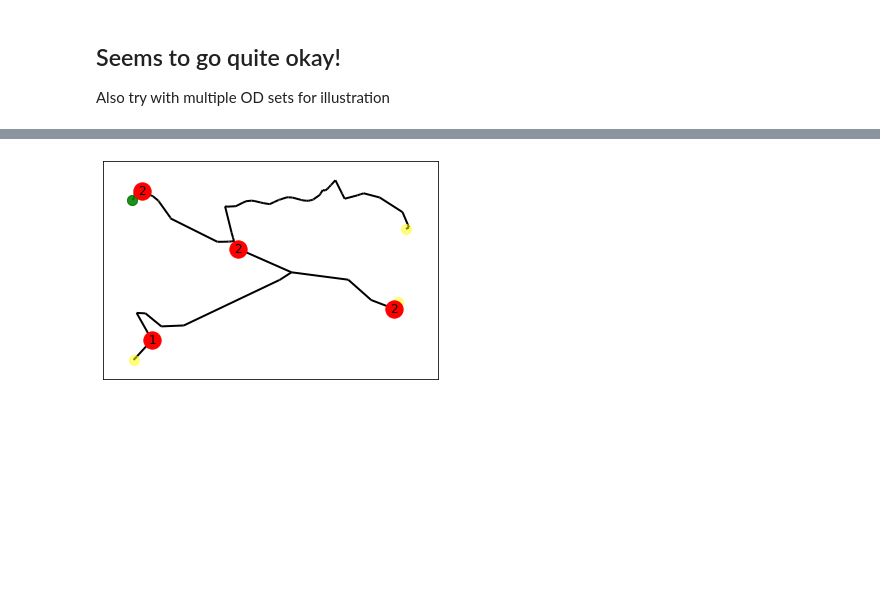
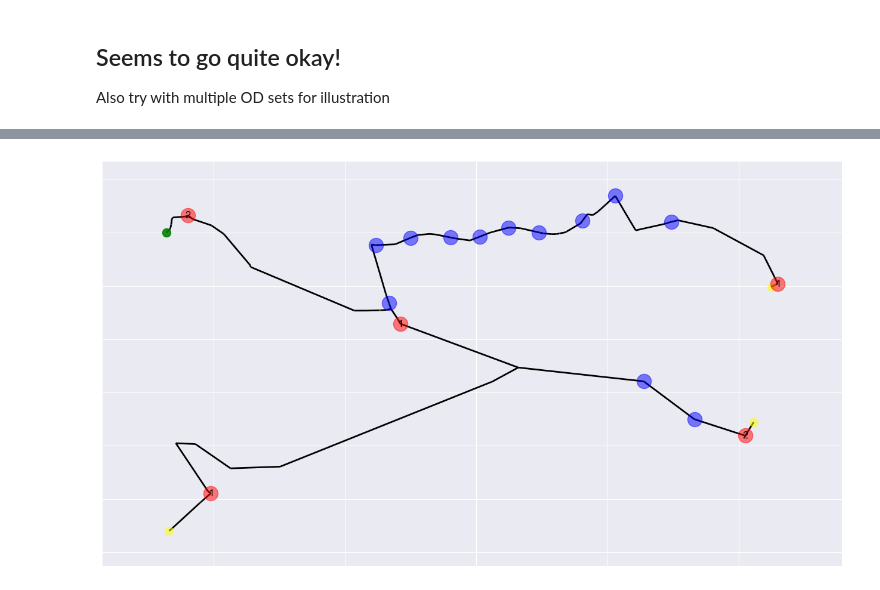
Before and after one commit to fabiandriessen/Thesis, a Jupyter notebook: Waterway_network_test.ipynb, the cells around one changed output, grey strips where cells are left out. Drawn from its saved outputs; the diff is of its cells as text; code cells hidden in the pictures; blank space fills up the shorter version.

```diff
--- a/Waterway_network_test.ipynb
+++ b/Waterway_network_test.ipynb
@@ -203,6 +244,6 @@ plt.show()
 # %%
 OD_list = [("8864461", "8860547", 30), ("8864461", "8862620", 20), ("8864461", "8860687", 10)]
 # %%
-visualize_placement(G, OD_list, optimal_facilities, False)
+visualize_placement(G, OD_list, optimal_facilities, True)
 # %% [output]
-[figure, old version]
+[figure, new version]
```
Also changed, not shown: parts of 11 cells of this notebook, 13 other files.
